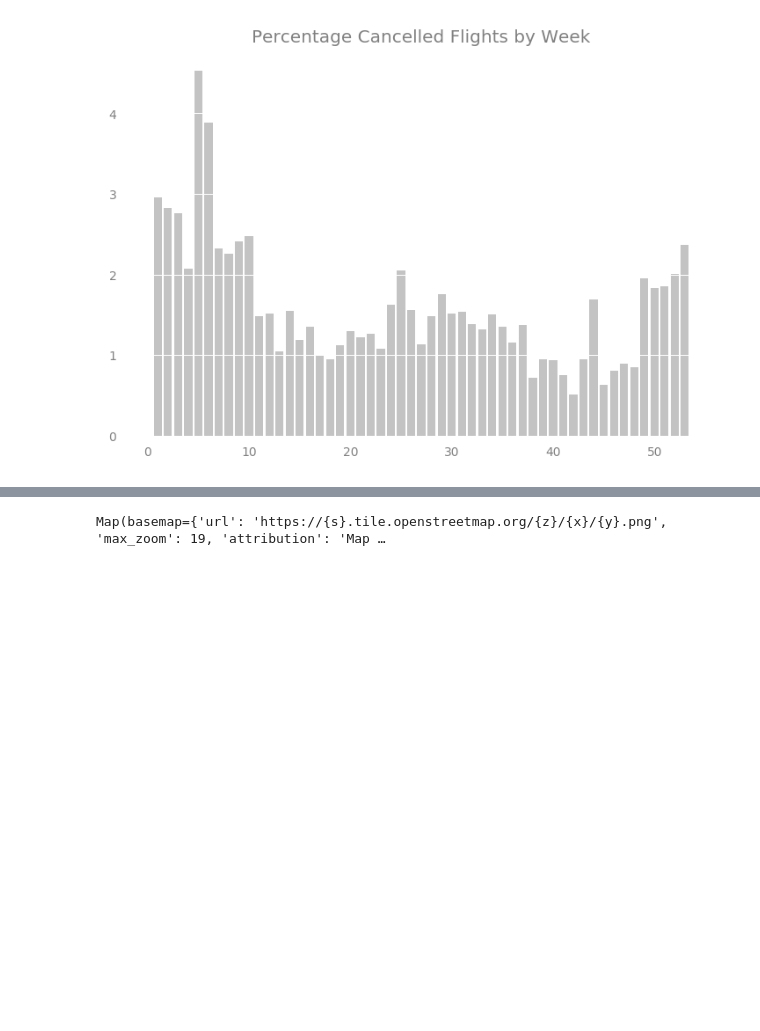
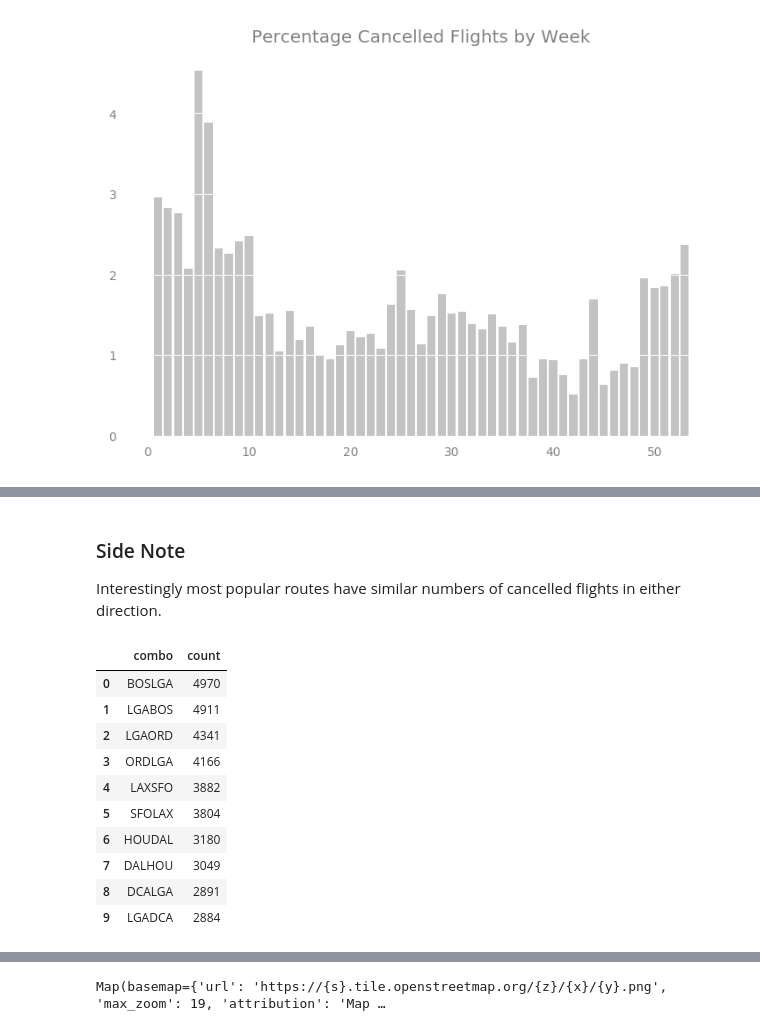
Before and after one commit to harshalpatilR/ml_at_scale, a Jupyter notebook: Part_1_Data_Exploration.ipynb, the cells around one changed output, grey strips where cells are left out. Saved outputs shown, nothing was run; the diff lists cells and outputs as text; code cells hidden in the pictures; blank space fills up the shorter version.

```diff
--- a/Part_1_Data_Exploration.ipynb
+++ b/Part_1_Data_Exploration.ipynb
@@ -273,0 +364,24 @@ display(cancelled_routes_percentage.toPandas().head(10))
+# %% [markdown]
+### Side Note
+Interestingly most popular routes have similar numbers of cancelled flights in either direction.
+# %%
+cancelled_by_route_non_combo = flight_df\
+  .filter("CANCELLED == 1")\
+  .withColumn("combo", concat(col("ORIGIN"),col("DEST")))\
+  .groupby("combo")\
+  .count()\
+  .sort("count",ascending=False)
+
+cancelled_by_route_non_combo.toPandas().head(10)
+# %% [output]
+|  | combo | count |
+| 0 | BOSLGA | 4970 |
+| 1 | LGABOS | 4911 |
+| 2 | LGAORD | 4341 |
+| 3 | ORDLGA | 4166 |
+| 4 | LAXSFO | 3882 |
+| 5 | SFOLAX | 3804 |
+| 6 | HOUDAL | 3180 |
+| 7 | DALHOU | 3049 |
+| 8 | DCALGA | 2891 |
+| 9 | LGADCA | 2884 |
```
Also changed, not shown: parts of 24 cells of this notebook, 2 other files.
